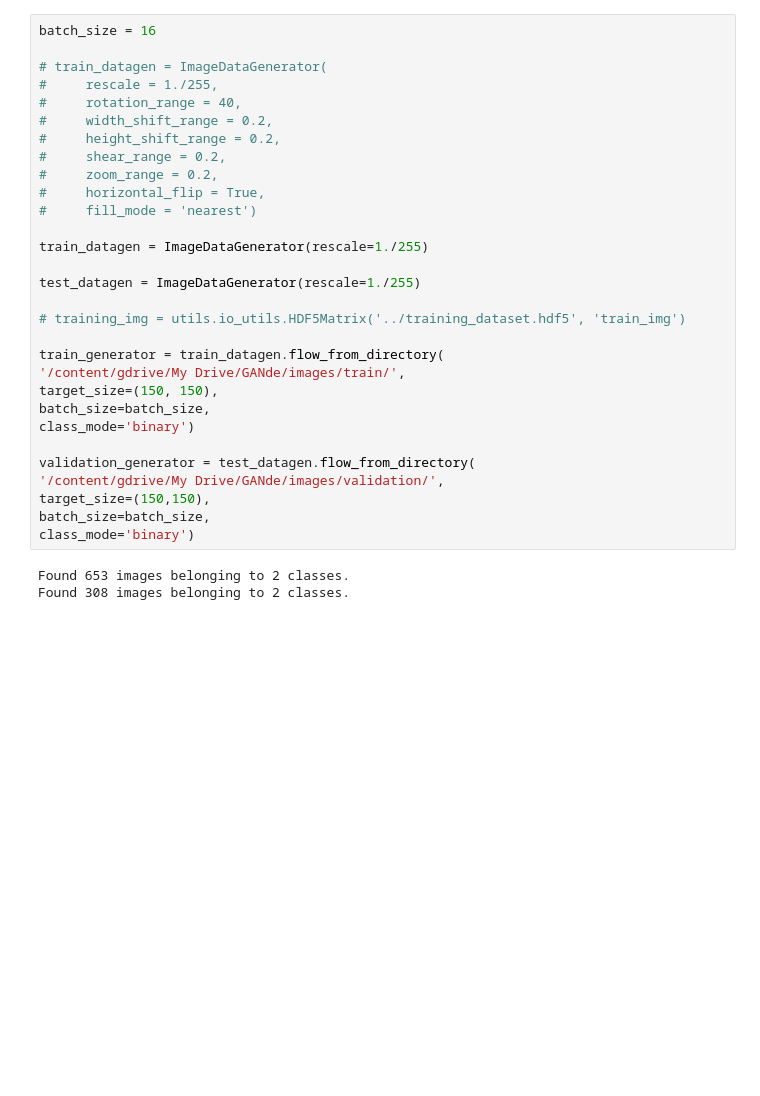
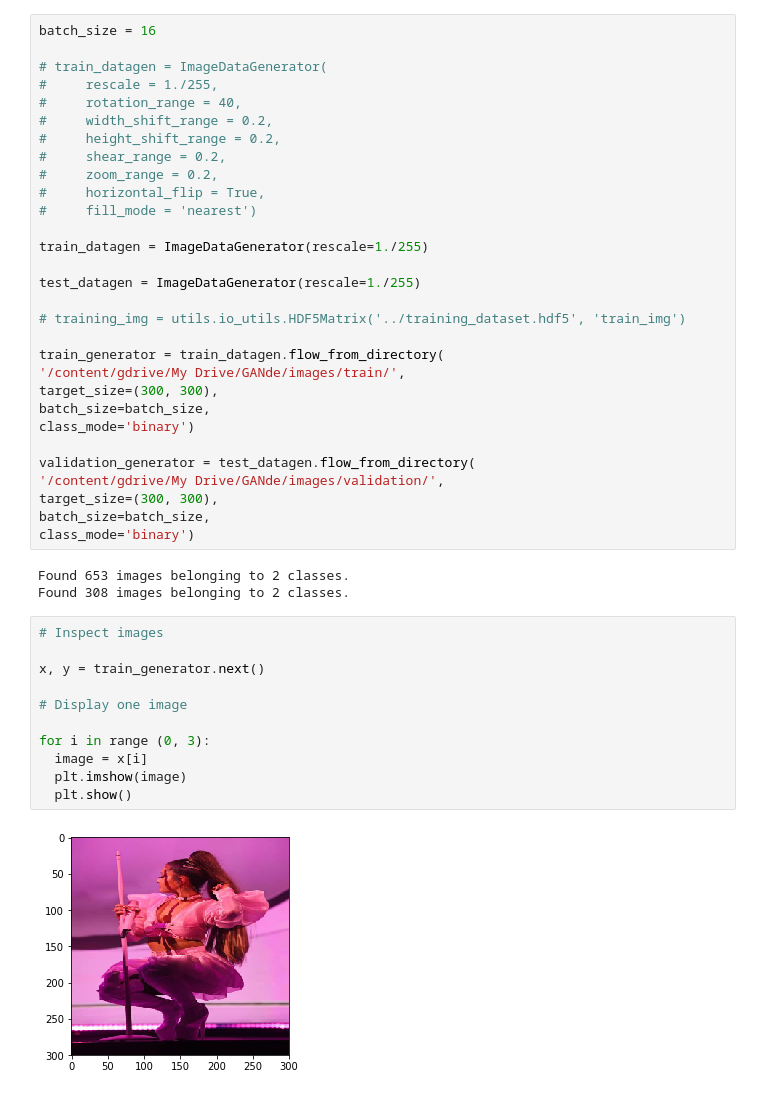
Before and after one commit to susan-shu-c/GANde, a Jupyter notebook: GANde.ipynb, the cells around one changed output. Cells and saved outputs as stored; diff of their text form; blank space fills up the shorter version.

Commit message:
Increase image size, inspect individual image

```diff
--- a/GANde.ipynb
+++ b/GANde.ipynb
@@ -34,15 +34,28 @@ test_datagen = ImageDataGenerator(rescale=1./255)
 
 train_generator = train_datagen.flow_from_directory(
 '/content/gdrive/My Drive/GANde/images/train/',
-target_size=(150, 150),
+target_size=(300, 300),
 batch_size=batch_size,
 class_mode='binary')
 
 validation_generator = test_datagen.flow_from_directory(
 '/content/gdrive/My Drive/GANde/images/validation/',
-target_size=(150,150),
+target_size=(300, 300),
 batch_size=batch_size,
 class_mode='binary')
 # %% [output]
 Found 653 images belonging to 2 classes.
 Found 308 images belonging to 2 classes.
+# %%
+# Inspect images
+
+x, y = train_generator.next()
+
+# Display one image
+
+for i in range (0, 3):
+  image = x[i]
+  plt.imshow(image)
+  plt.show()
+# %% [output]
+[figure, added]
```
Also changed, not shown: parts of 3 cells of this notebook.
